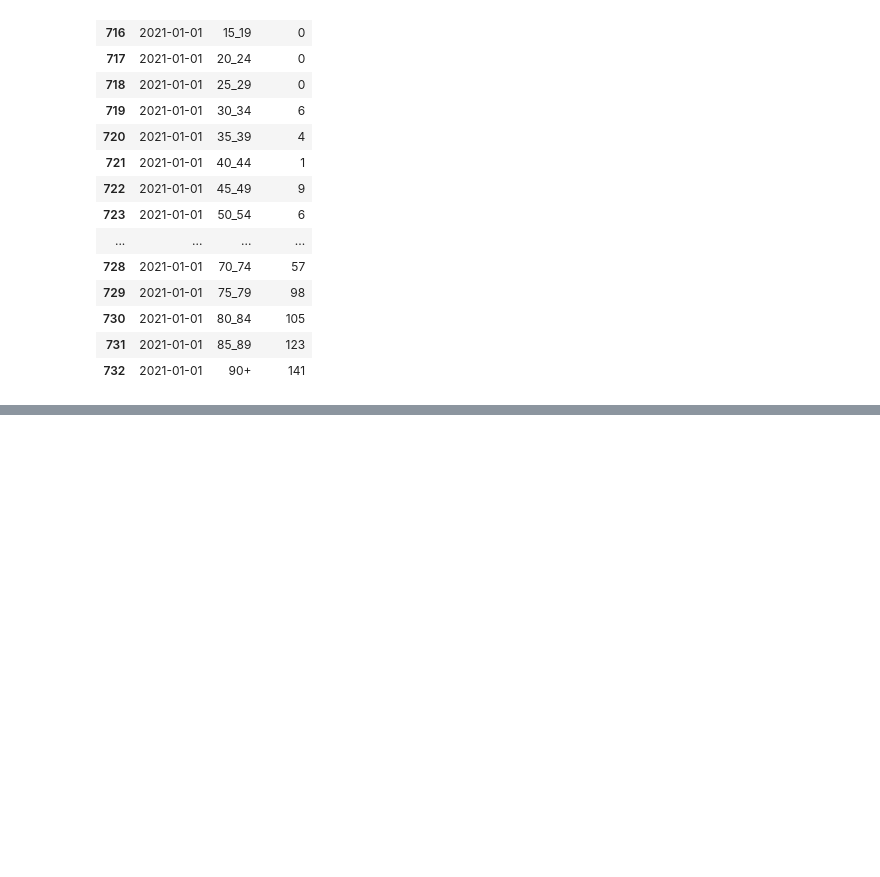
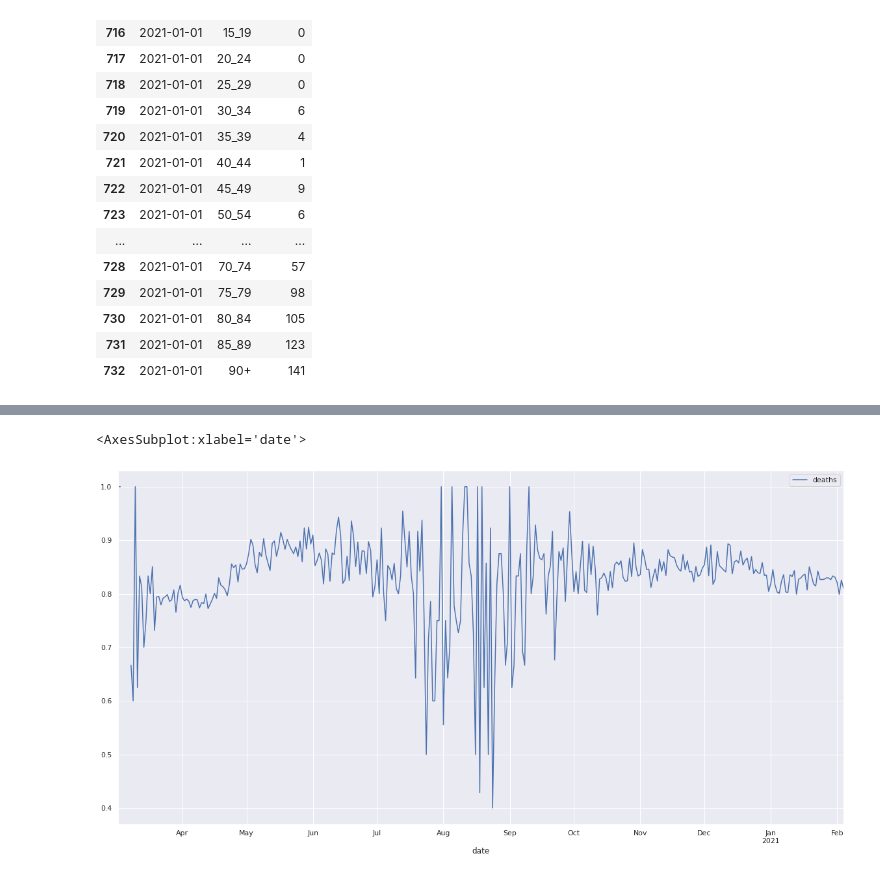
Before and after one commit to rgargente/covid_over_70s_deaths, a Jupyter notebook: covid/covid.ipynb, the cells around one changed output, grey strips where cells are left out. Drawn from its saved outputs; the diff is of its cells as text; code cells hidden in the pictures; blank space fills up the shorter version.

```diff
--- a/covid/covid.ipynb
+++ b/covid/covid.ipynb
@@ -41,0 +60,6 @@ sns.lineplot(data=data.groupby('date').sum())
+# %%
+rate=o/(u+o)
+rate.plot(figsize=figsize)
+# %% [output]
+<AxesSubplot:xlabel='date'>
+[figure, added]
```
Also changed, not shown: parts of 11 cells of this notebook.
